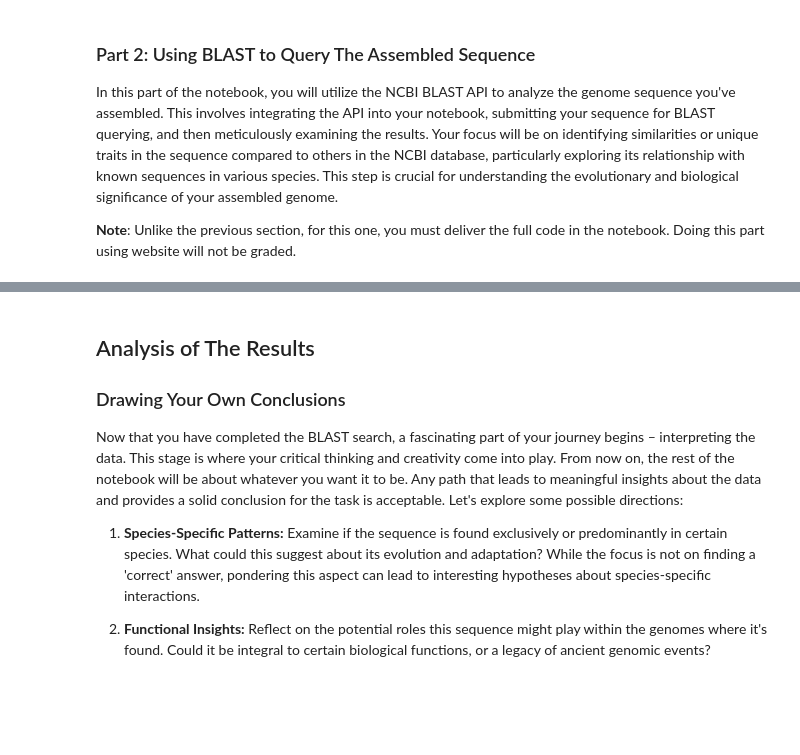
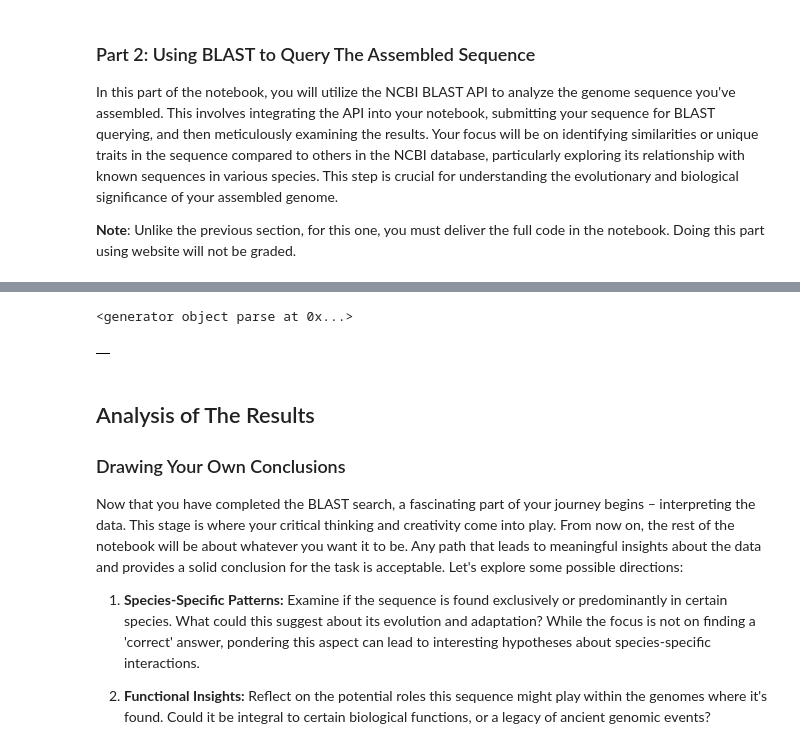
Before and after one commit to alirezanobakht13/Intro-bioinformatics, a Jupyter notebook: tasks/find-the-imposter/FindTheImposter.ipynb, the cells around one changed output, grey strips where cells are left out. Cells and saved outputs as stored; diff of their text form; code cells hidden in the pictures; blank space fills up the shorter version.

```diff
--- a/tasks/find-the-imposter/FindTheImposter.ipynb
+++ b/tasks/find-the-imposter/FindTheImposter.ipynb
@@ -195,15 +217,18 @@ with open("./outputs/blast_results.xml", 'w') as output:
 # %%
 from Bio.Blast import NCBIXML
 
-blast_records = NCBIXML.parse("./outputs/blast_results.xml")
+with open("./outputs/blast_results.xml") as xml_file:
+    blast_records = NCBIXML.parse(xml_file)
 
 blast_records
+# %% [output]
+<generator object parse at 0x...>
 # %%
 import pandas as pd
 from Bio import Entrez
 
 # Set your email here for Entrez
-Entrez.email = "your.email@example.com"
+Entrez.email = "salarnoory5@example.com"
 
 def fetch_taxonomy_info(accession):
     """
@@ -214,8 +239,8 @@ def fetch_taxonomy_info(accession):
 
     ### TODO ###
 
-    taxonomy = None
-    species = None
+    taxonomy = records[0]["GBSeq_taxonomy"]
+    species = records[0]["GBSeq_organism"]
 
     ### TODO ###
 
@@ -224,33 +249,35 @@ def fetch_taxonomy_info(accession):
 
 def parse_blast_results():
     """
     Parse BLAST results and extract relevant information including taxonomy.
     """
     blast_results = []
 
     for record in blast_records:
         for alignment in record.alignments:
             accession = alignment.accession
             taxonomy, species = fetch_taxonomy_info(accession)
             for hsp in alignment.hsps:
                 # These fields are required in your submission
                 blast_results.append({
                     'query_id': record.query_id,
                     'alignment_title': alignment.title,
                     'e_value': hsp.expect,
                     'identity': hsp.identities,
                     'accession': accession,
                     'taxonomy': taxonomy,
                     'species': species
                 })
     return blast_results
 
 
 blast_results = parse_blast_results()
 df = pd.DataFrame(blast_results)
 df.to_csv('./outputs/blast_results_with_taxonomy.csv', index=False)
 
 df.head()
+# %% [output]
+|  |
 # %% [markdown]
 ## Analysis of The Results
 
```
Also changed, not shown: parts of 3 cells of this notebook, 2 other files.
